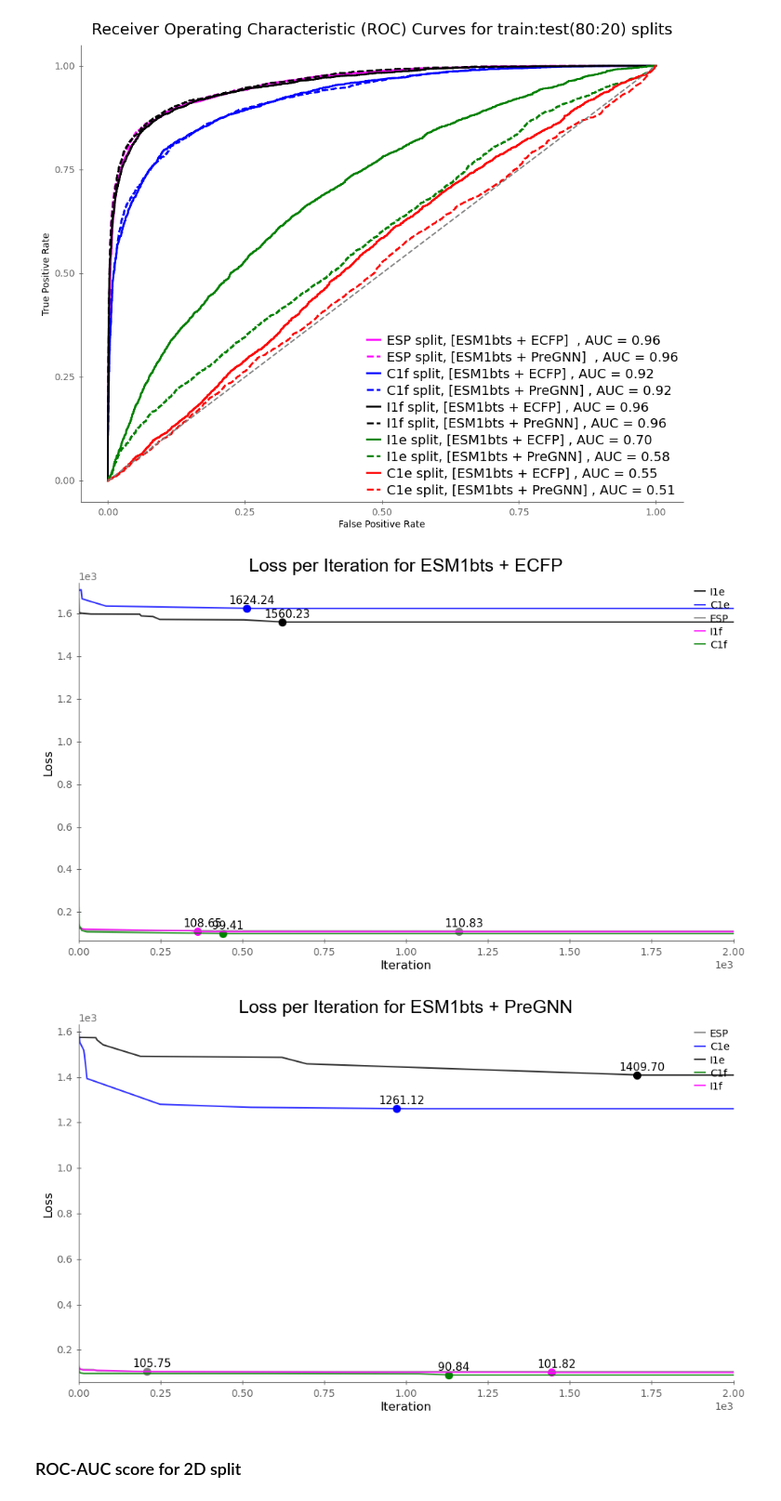
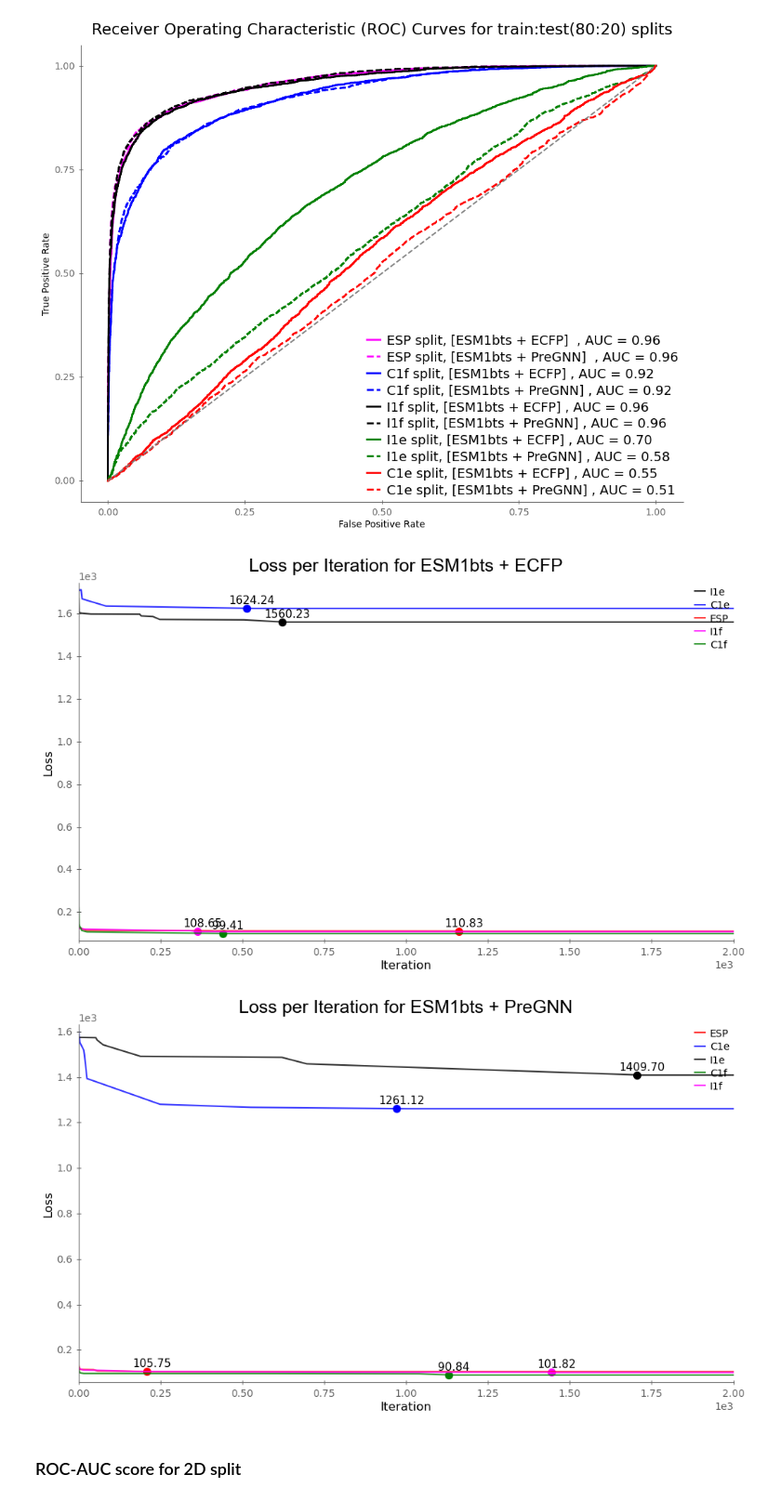
Before and after one commit to kalininalab/ESP_Leak_Analysis, a Jupyter notebook: ESP_HardSplits/notebooks_and_code/4-Results_Plots_and_figures.ipynb, the cells around one changed output. Shown at 93% size. Saved outputs shown, nothing was run; the diff lists cells and outputs as text; code cells hidden in the pictures.

```diff
--- a/ESP_HardSplits/notebooks_and_code/4-Results_Plots_and_figures.ipynb
+++ b/ESP_HardSplits/notebooks_and_code/4-Results_Plots_and_figures.ipynb
@@ -178,13 +178,13 @@ plt.show()
 # %%
 log_directory = '/Users/vahidatabaigi/SIP/ESP_HardSplits/data/Reports/hyperOp_report'
 log_files = [f for f in os.listdir(log_directory) if f.endswith('.log')]
 
-color_map = {'ESPC1f': 'red', 'C1e': 'blue', 'C1f': 'green', 'I1e': 'black', 'I1f': 'magenta'}
+color_map = {'ESP': 'red', 'C1e': 'blue', 'C1f': 'green', 'I1e': 'black', 'I1f': 'magenta'}
 
 plotting_loss("ECFP", experiment="1D", log_directory=log_directory, color_map=color_map, split_number=2)
 plotting_loss("PreGNN", experiment="1D", log_directory=log_directory, color_map=color_map, split_number=2)
 # %% [output]
-[figure, old version]
+[figure, new version]
 [figure]
 # %% [markdown]
 ### ROC-AUC score for 2D split
```
Also changed, not shown: 26 other files.
